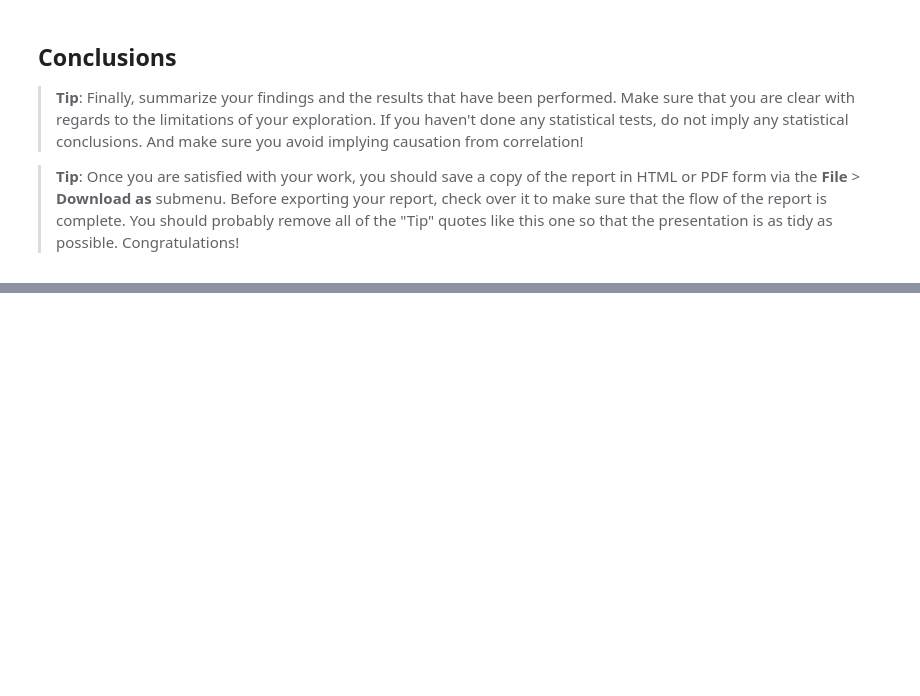
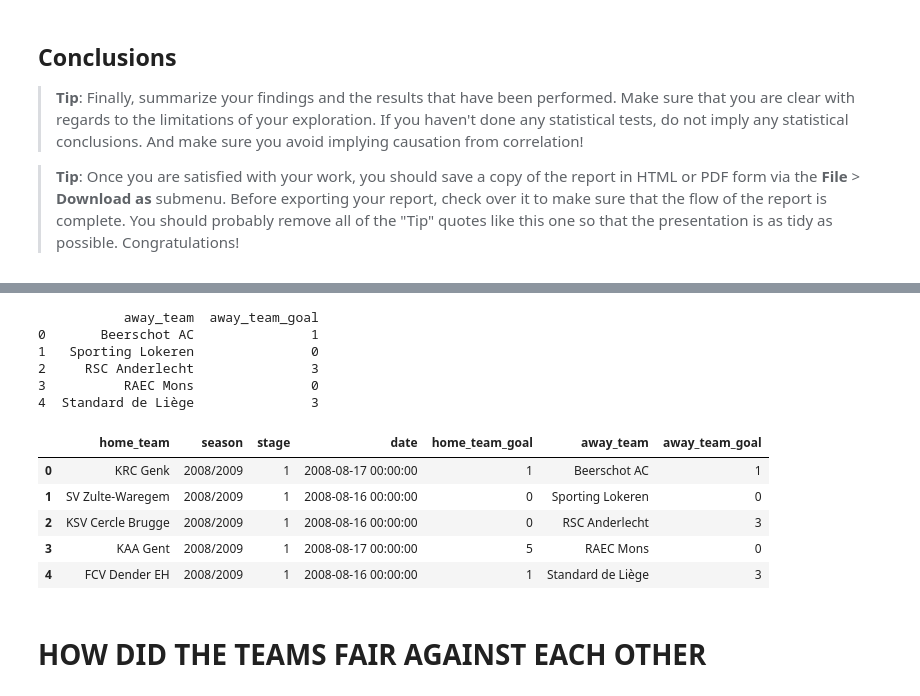
Before and after one commit to Atwinenickson/soccer_analysis, a Jupyter notebook: investigate-a-dataset-template.ipynb, the cells around one changed output, grey strips where cells are left out. Drawn from its saved outputs; the diff is of its cells as text; code cells hidden in the pictures; blank space fills up the shorter version.

```diff
--- a/investigate-a-dataset-template.ipynb
+++ b/investigate-a-dataset-template.ipynb
@@ -528,0 +532,3 @@ Above40
+# %%
+df_home = pd.read_csv('home_team_matches.csv')
+df_away = pd.read_csv('away_team_matches.csv')
@@ -528,0 +553,26 @@ Above40
+# %%
+# Drop columns from away teams that we do not need and then join the dataframe
+df_away.drop(['season', 'stage', 'date'], axis=1, inplace=True)
+# %%
+print(df_away.head())
+# %% [output]
+           away_team  away_team_goal
+0       Beerschot AC               1
+1   Sporting Lokeren               0
+2     RSC Anderlecht               3
+3          RAEC Mons               0
+4  Standard de Liège               3
+# %%
+# Join home and away teams
+concantd = df_home.join(df_away)
+# %%
+concantd.head()
+# %% [output]
+|  | home_team | season | stage | date | home_team_goal | away_team | away_team_goal |
+| 0 | KRC Genk | 2008/2009 | 1 | 2008-08-17 00:00:00 | 1 | Beerschot AC | 1 |
+| 1 | SV Zulte-Waregem | 2008/2009 | 1 | 2008-08-16 00:00:00 | 0 | Sporting Lokeren | 0 |
+| 2 | KSV Cercle Brugge | 2008/2009 | 1 | 2008-08-16 00:00:00 | 0 | RSC Anderlecht | 3 |
+| 3 | KAA Gent | 2008/2009 | 1 | 2008-08-17 00:00:00 | 5 | RAEC Mons | 0 |
+| 4 | FCV Dender EH | 2008/2009 | 1 | 2008-08-16 00:00:00 | 1 | Standard de Liège | 3 |
+# %% [markdown]
+# HOW DID THE TEAMS FAIR AGAINST EACH OTHER
```
Also changed, not shown: parts of 70 cells of this notebook.
